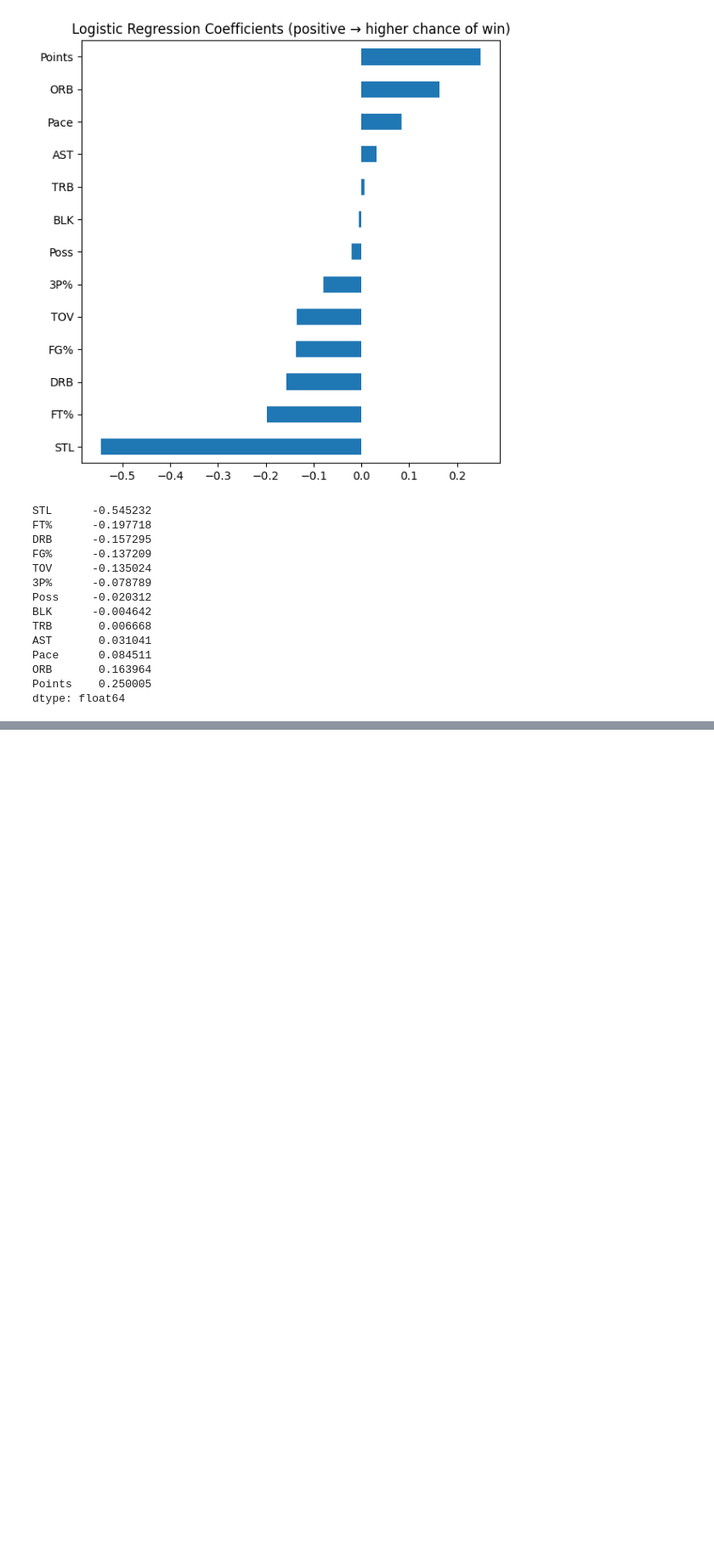
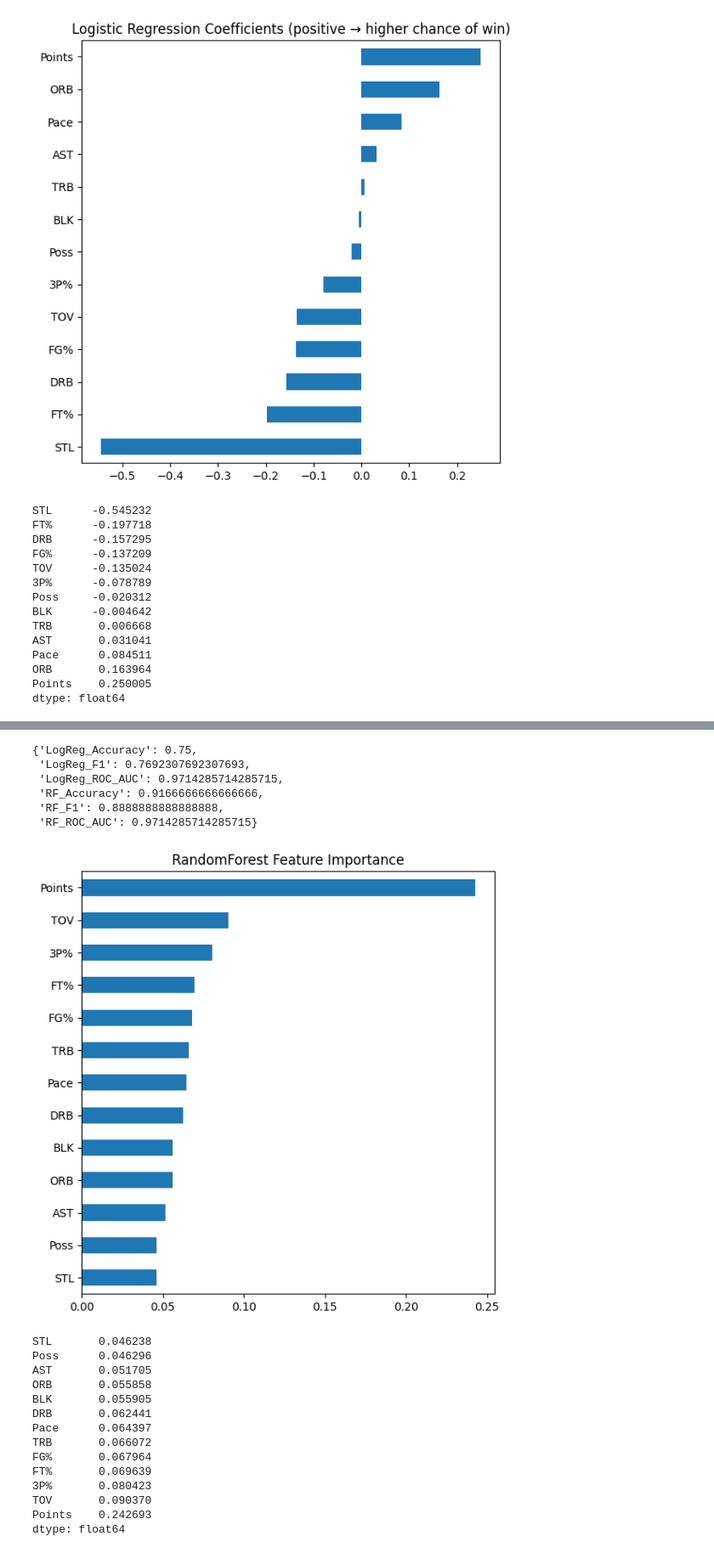
Before and after one commit to vucko23/euroleague-2024-25, a Jupyter notebook: notebooks/01_eda_and_baseline.ipynb, the cells around one changed output, grey strips where cells are left out. Shown: that part at 85% size. Cells and saved outputs as stored; diff of their text form; code cells hidden in the pictures; blank space fills up the shorter version.

Commit message:
Update README (Model Comparison), add RF chart; clean .gitignore and remove .DS_Store

```diff
--- a/notebooks/01_eda_and_baseline.ipynb
+++ b/notebooks/01_eda_and_baseline.ipynb
@@ -185,0 +183,23 @@ dtype: float64
+# %%
+from sklearn.ensemble import RandomForestClassifier
+from sklearn.metrics import classification_report, confusion_matrix, roc_auc_score
+
+rf = RandomForestClassifier(
+    n_estimators=400,
+    max_depth=None,
+    min_samples_split=2,
+    min_samples_leaf=1,
+    random_state=42,
+    n_jobs=-1
+)
+rf.fit(X_train, y_train)
+
+rf_pred = rf.predict(X_test)
+rf_prob = rf.predict_proba(X_test)[:, 1]
+
+print("RandomForest — Confusion matrix:\n", confusion_matrix(y_test, rf_pred))
+print("\nRandomForest — Classification report:\n", classification_report(y_test, rf_pred, digits=3))
+try:
+    print("RandomForest — ROC AUC:", roc_auc_score(y_test, rf_prob))
+except Exception as e:
+    print("ROC AUC not available:", e)
@@ -185,0 +222,48 @@ dtype: float64
+# %%
+from sklearn.metrics import accuracy_score, f1_score
+
+metrics = {
+    "LogReg_Accuracy": accuracy_score(y_test, y_pred),
+    "LogReg_F1": f1_score(y_test, y_pred),
+    "LogReg_ROC_AUC": (roc_auc_score(y_test, y_prob) if 'y_prob' in globals() else None),
+    "RF_Accuracy": accuracy_score(y_test, rf_pred),
+    "RF_F1": f1_score(y_test, rf_pred),
+    "RF_ROC_AUC": (roc_auc_score(y_test, rf_prob) if 'rf_prob' in globals() else None),
+}
+metrics
+# %% [output]
+{'LogReg_Accuracy': 0.75,
+ 'LogReg_F1': 0.7692307692307693,
+ 'LogReg_ROC_AUC': 0.9714285714285715,
+ 'RF_Accuracy': 0.9166666666666666,
+ 'RF_F1': 0.8888888888888888,
+ 'RF_ROC_AUC': 0.9714285714285715}
+# %%
+import pandas as pd
+import matplotlib.pyplot as plt
+
+rf_importance = pd.Series(rf.feature_importances_, index=X.columns).sort_values()
+
+plt.figure(figsize=(6,6))
+rf_importance.plot(kind="barh")
+plt.title("RandomForest Feature Importance")
+plt.tight_layout()
+plt.show()
+
+rf_importance
+# %% [output]
+[figure, added]
+STL       0.046238
+Poss      0.046296
+AST       0.051705
+ORB       0.055858
+BLK       0.055905
+DRB       0.062441
+Pace      0.064397
+TRB       0.066072
+FG%       0.067964
+FT%       0.069639
+3P%       0.080423
+TOV       0.090370
+Points    0.242693
+dtype: float64
```
Also changed, not shown: parts of 4 cells of this notebook, 3 other files.
